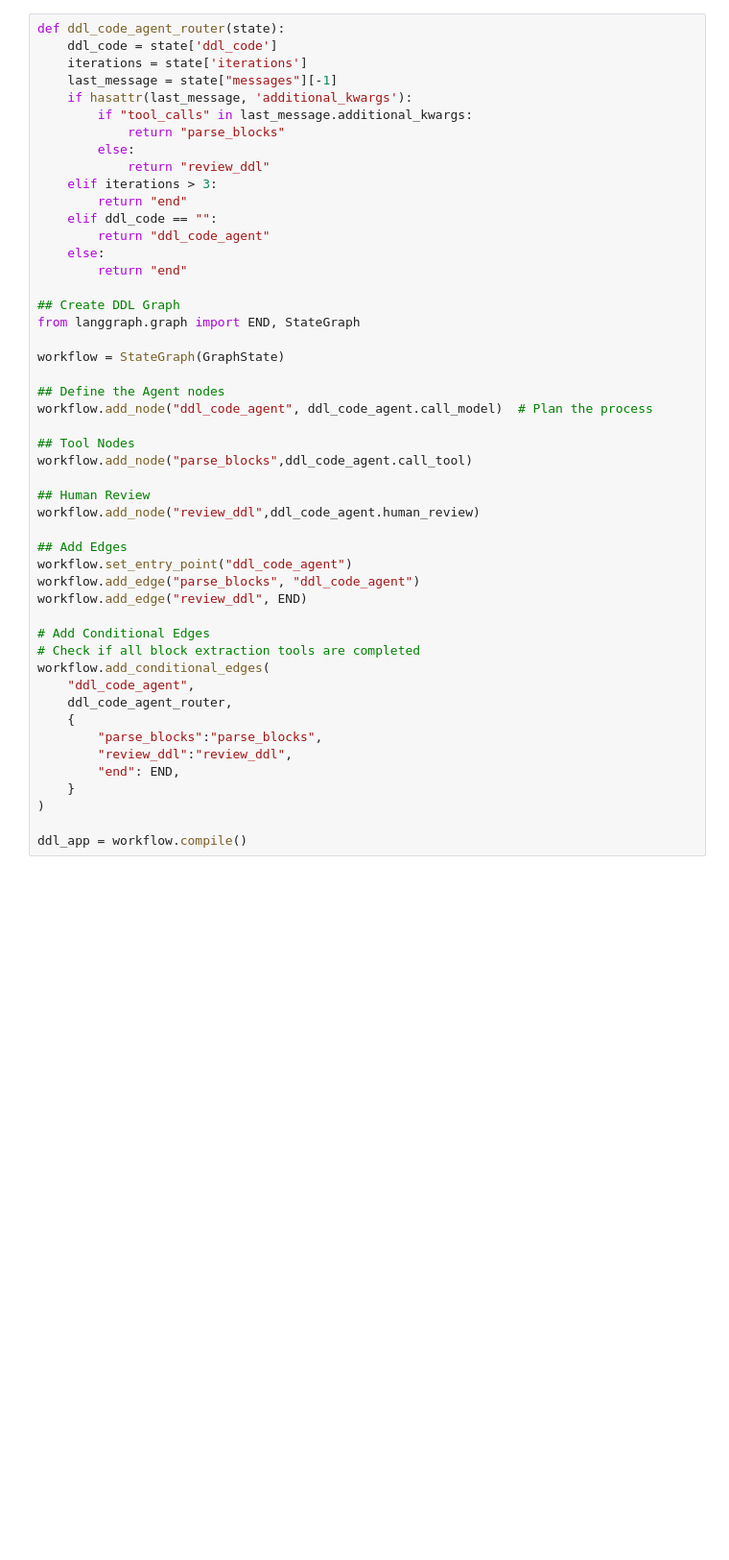
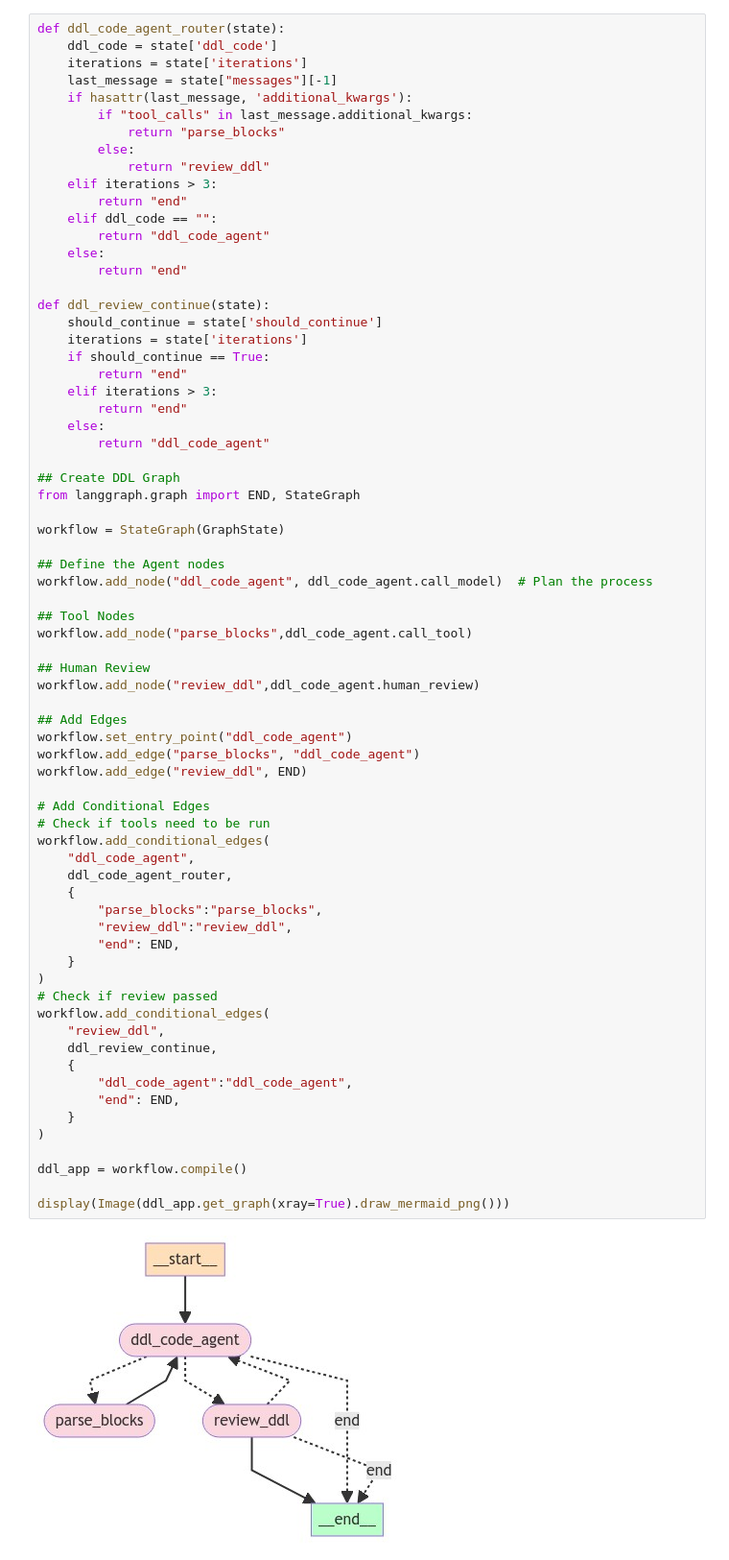
Before and after one commit to near/indexer-agent, a Jupyter notebook: SP_Agent_v1.ipynb, the cells around one changed output. Shown: that part at 96% size. Cells and saved outputs as stored; diff of their text form; blank space fills up the shorter version.

```diff
--- a/SP_Agent_v1.ipynb
+++ b/SP_Agent_v1.ipynb
@@ -191,38 +208,61 @@ def ddl_code_agent_router(state):
         return "ddl_code_agent"
     else:
         return "end"
+
+def ddl_review_continue(state):
+    should_continue = state['should_continue']
+    iterations = state['iterations']
+    if should_continue == True:
+        return "end"
+    elif iterations > 3:
+        return "end"
+    else:
+        return "ddl_code_agent"
 
 ## Create DDL Graph
 from langgraph.graph import END, StateGraph
 
 workflow = StateGraph(GraphState)
 
 ## Define the Agent nodes
 workflow.add_node("ddl_code_agent", ddl_code_agent.call_model)  # Plan the process
 
 ## Tool Nodes
 workflow.add_node("parse_blocks",ddl_code_agent.call_tool)
 
 ## Human Review
 workflow.add_node("review_ddl",ddl_code_agent.human_review)
 
 ## Add Edges
 workflow.set_entry_point("ddl_code_agent")
 workflow.add_edge("parse_blocks", "ddl_code_agent")
 workflow.add_edge("review_ddl", END)
 
 # Add Conditional Edges
-# Check if all block extraction tools are completed
+# Check if tools need to be run
 workflow.add_conditional_edges(
     "ddl_code_agent",
     ddl_code_agent_router,
     {
         "parse_blocks":"parse_blocks",
         "review_ddl":"review_ddl",
         "end": END,
     }
 )
+# Check if review passed
+workflow.add_conditional_edges(
+    "review_ddl",
+    ddl_review_continue,
+    {
+        "ddl_code_agent":"ddl_code_agent",
+        "end": END,
+    }
+)
 
 ddl_app = workflow.compile()
+
+display(Image(ddl_app.get_graph(xray=True).draw_mermaid_png()))
+# %% [output]
+[figure, added]
 # %%
 from tools.JavaScriptRunner import run_js_on_block_only_schema, run_js_on_block
```
Also changed, not shown: parts of 17 cells of this notebook, 6 other files.
